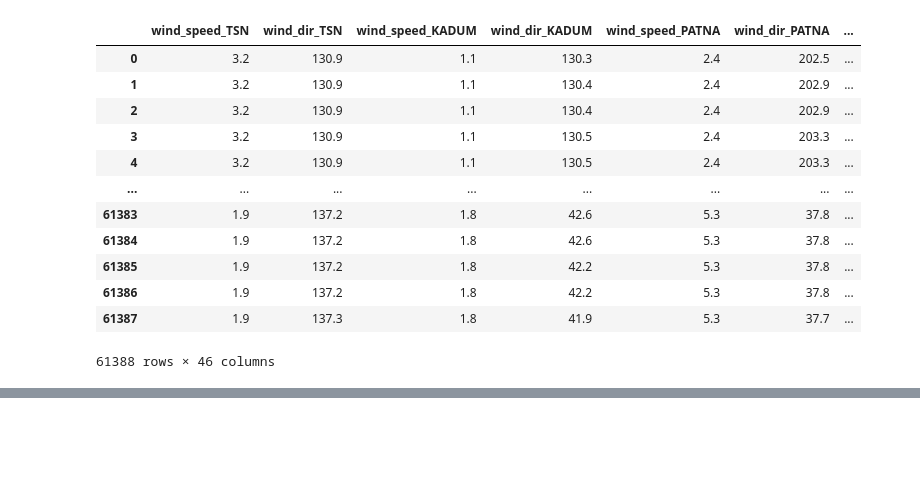
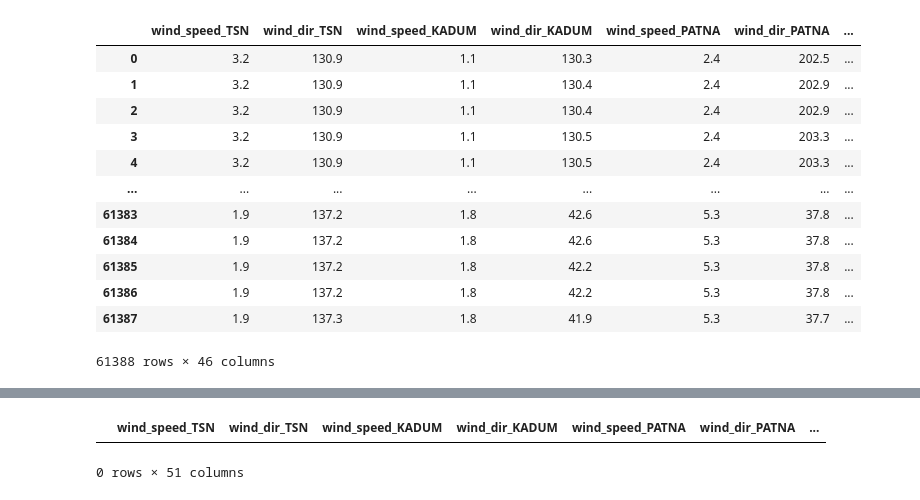
Before and after one commit to AnVuTrong/flight_prediction, a Jupyter notebook: notebook/data_preprocessing.ipynb, the cells around one changed output, grey strips where cells are left out. Saved outputs shown, nothing was run; the diff lists cells and outputs as text; code cells hidden in the pictures; blank space fills up the shorter version.

```diff
--- a/notebook/data_preprocessing.ipynb
+++ b/notebook/data_preprocessing.ipynb
@@ -165,0 +47,3 @@ decoded_df
+# %%
+processed_df = fe.common_preprocessing(raw)
+processed_df
@@ -165,0 +68,8 @@ decoded_df
+# %%
+encoders = {
+	'ac_type': OneHotEncoder(sparse_output=False),
+	'phase'  : OneHotEncoder(sparse_output=False),
+}
+# %%
+ac_type_encoded = encoders['ac_type'].fit_transform(processed_df[['Ac_type']])
+phase_encoded = encoders['phase'].fit_transform(processed_df[['Phase']])
@@ -165,0 +100,8 @@ decoded_df
+# %%
+df = pd.concat(
+			[
+				processed_df,
+				pd.DataFrame(ac_type_encoded, columns=encoders['ac_type'].get_feature_names_out(['Ac_type'])),
+				pd.DataFrame(phase_encoded, columns=encoders['phase'].get_feature_names_out(['Phase'])),
+			], axis=1
+		)
@@ -165,0 +140,5 @@ decoded_df
+# %%
+df[df.isna().any(axis=1)]
+# %% [output]
+|  | wind_speed_TSN | wind_dir_TSN | wind_speed_KADUM | wind_dir_KADUM | wind_speed_PATNA | wind_dir_PATNA | ... |
+0 rows × 51 columns
```
Also changed, not shown: parts of 21 cells of this notebook, 3 other files.
